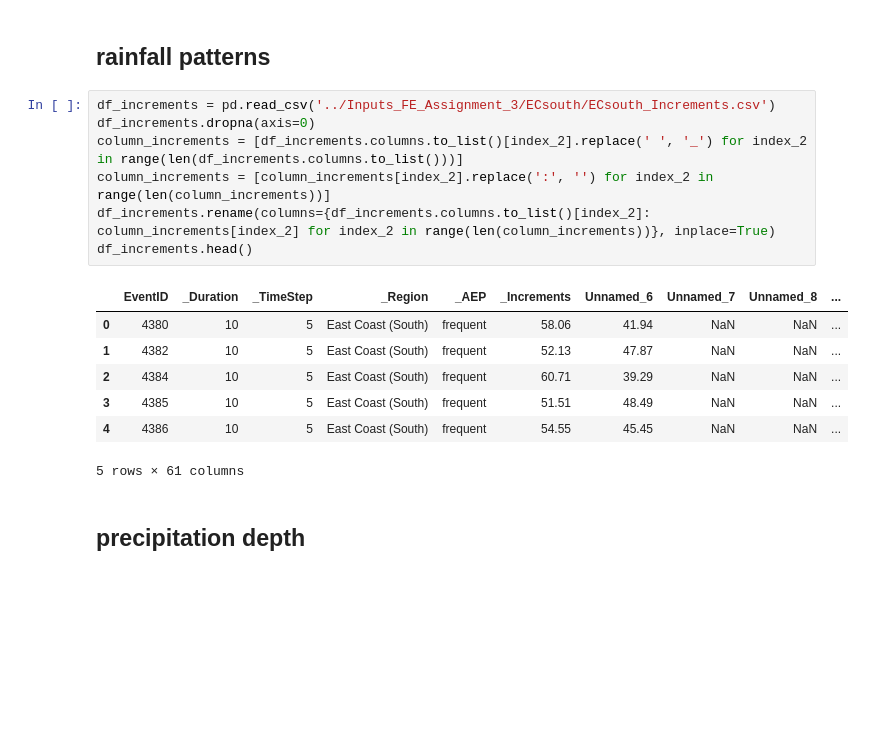
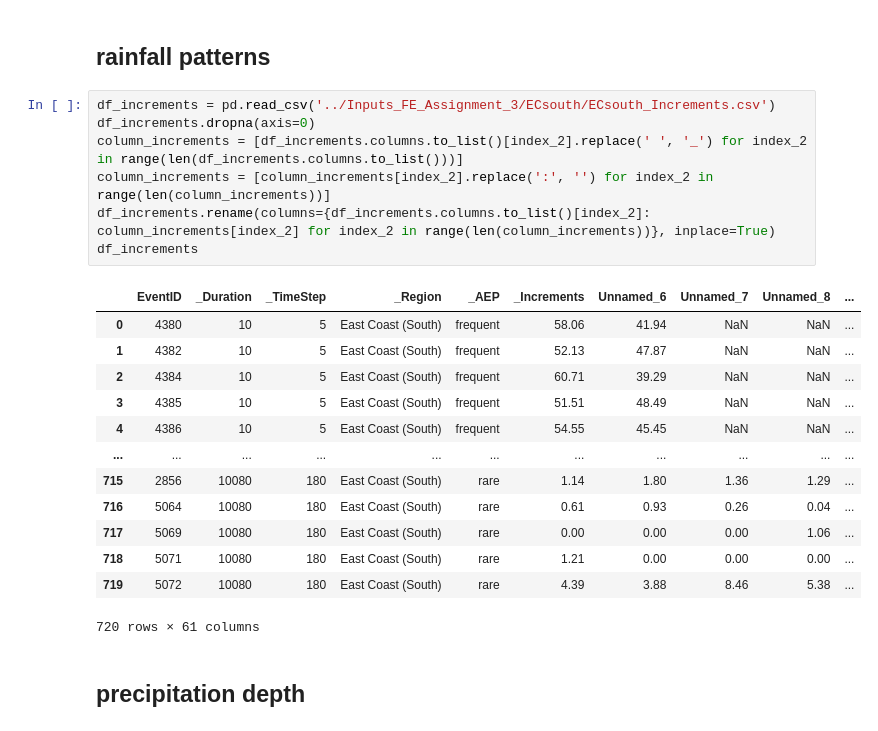
Before and after one commit to Holger-Paxi/Flood_Estimation, a Jupyter notebook: generate_rainfall_temporal_patterns.ipynb, the cells around one changed output. Drawn from its saved outputs; the diff is of its cells as text; blank space fills up the shorter version.

```diff
--- a/generate_rainfall_temporal_patterns.ipynb
+++ b/generate_rainfall_temporal_patterns.ipynb
@@ -49,18 +58,24 @@ df_statistics.head()
 # %%
 df_increments = pd.read_csv('../Inputs_FE_Assignment_3/ECsouth/ECsouth_Increments.csv')
 df_increments.dropna(axis=0)
 column_increments = [df_increments.columns.to_list()[index_2].replace(' ', '_') for index_2 in range(len(df_increments.columns.to_list()))]
 column_increments = [column_increments[index_2].replace(':', '') for index_2 in range(len(column_increments))]
 df_increments.rename(columns={df_increments.columns.to_list()[index_2]: column_increments[index_2] for index_2 in range(len(column_increments))}, inplace=True)
-df_increments.head()
+df_increments
 # %% [output]
 |  | EventID | _Duration | _TimeStep | _Region | _AEP | _Increments | Unnamed_6 | Unnamed_7 | Unnamed_8 | ... |
 | 0 | 4380 | 10 | 5 | East Coast (South) | frequent | 58.06 | 41.94 | NaN | NaN | ... |
 | 1 | 4382 | 10 | 5 | East Coast (South) | frequent | 52.13 | 47.87 | NaN | NaN | ... |
 | 2 | 4384 | 10 | 5 | East Coast (South) | frequent | 60.71 | 39.29 | NaN | NaN | ... |
 | 3 | 4385 | 10 | 5 | East Coast (South) | frequent | 51.51 | 48.49 | NaN | NaN | ... |
 | 4 | 4386 | 10 | 5 | East Coast (South) | frequent | 54.55 | 45.45 | NaN | NaN | ... |
+| ... | ... | ... | ... | ... | ... | ... | ... | ... | ... | ... |
+| 715 | 2856 | 10080 | 180 | East Coast (South) | rare | 1.14 | 1.80 | 1.36 | 1.29 | ... |
+| 716 | 5064 | 10080 | 180 | East Coast (South) | rare | 0.61 | 0.93 | 0.26 | 0.04 | ... |
+| 717 | 5069 | 10080 | 180 | East Coast (South) | rare | 0.00 | 0.00 | 0.00 | 1.06 | ... |
+| 718 | 5071 | 10080 | 180 | East Coast (South) | rare | 1.21 | 0.00 | 0.00 | 0.00 | ... |
+| 719 | 5072 | 10080 | 180 | East Coast (South) | rare | 4.39 | 3.88 | 8.46 | 5.38 | ... |
-5 rows × 61 columns
+720 rows × 61 columns
 # %% [markdown]
 ## precipitation depth
 # %%
```
Also changed, not shown: parts of 58 cells of this notebook, 2 other files.
